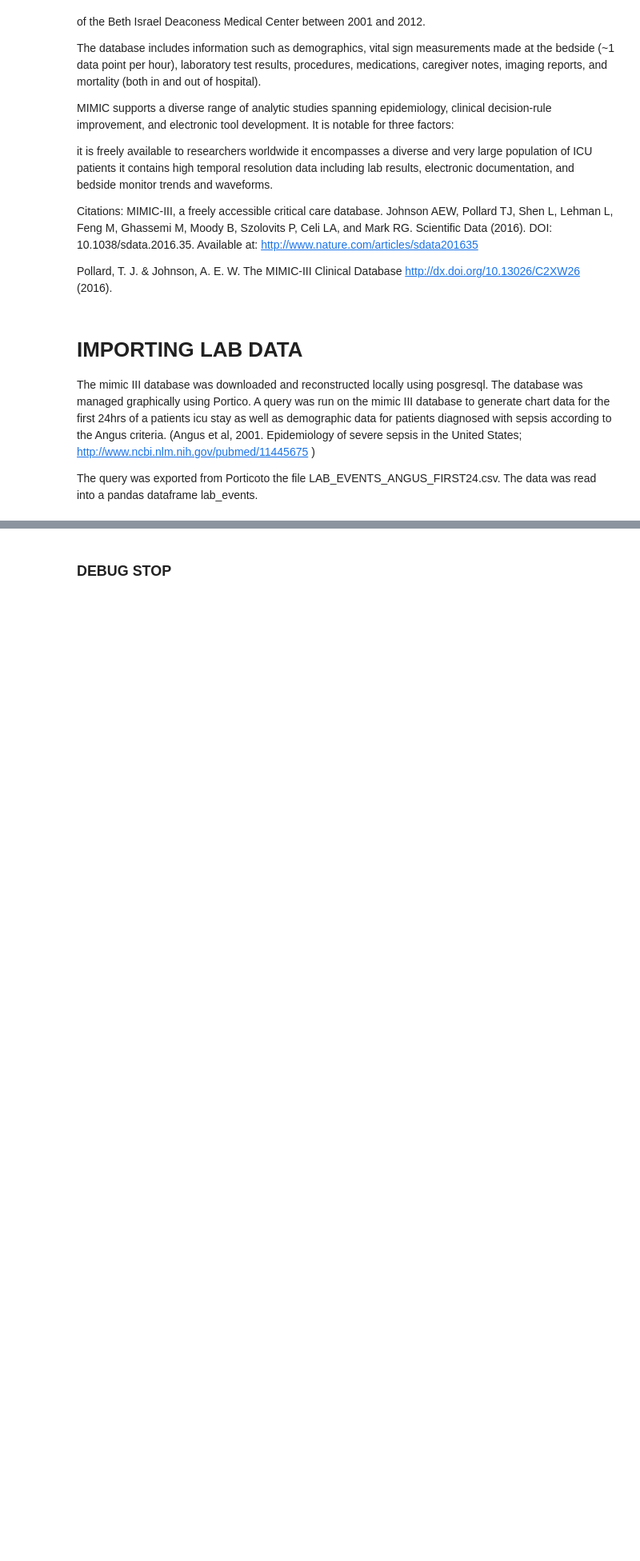
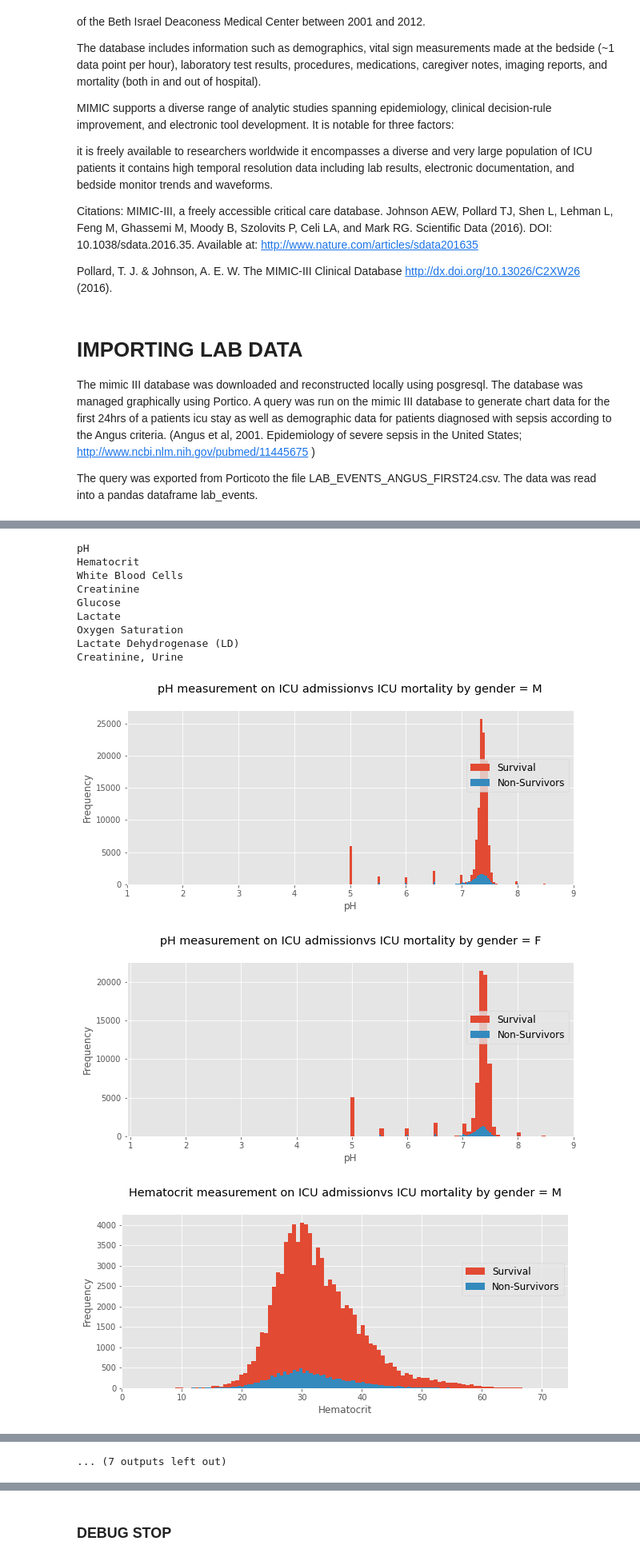
Before and after one commit to RJBeetel3/icu-data-exploration, a Jupyter notebook: icu_mortality_prediction/icu_mortality_prediction/notebooks/LABEVENTS_FIRST24.ipynb, the cells around one changed output, grey strips where cells are left out. Shown at 80% size. Drawn from its saved outputs; the diff is of its cells as text; code cells hidden in the pictures; blank space fills up the shorter version.

Commit message:
adds lab value exploration

```diff
--- a/icu_mortality_prediction/icu_mortality_prediction/notebooks/LABEVENTS_FIRST24.ipynb
+++ b/icu_mortality_prediction/icu_mortality_prediction/notebooks/LABEVENTS_FIRST24.ipynb
@@ -122,0 +124,6 @@ test_merged_pivot_df.head()
+# %%
+# Create a list of lab measurement types with counts greater than 5k.
+# Removes sparse lab values.
+lab_measurement_types = list(lab_measurement_type_counts[
+                                        lab_measurement_type_counts>5000
+                                                        ].index)
@@ -122,0 +152,9 @@ test_merged_pivot_df.head()
+# %%
+gender_values = ['M', 'F']
+gend = gender_values[0]
+lab_measurement = 'Urine Creatinine' #lab_measurement_types[0]
+dead = aggregate_lab_values_for_visualization[
+                                 (aggregate_lab_values_for_visualization[label]==lab_measurement) #&
+#                                  (aggregate_lab_values_for_visualization[hospital_expire_flag]==1)&
+#                                  (aggregate_lab_values_for_visualization[gender] == gend)
+                                ]
@@ -122,0 +170,64 @@ test_merged_pivot_df.head()
+# %%
+gender_values = ['M', 'F']
+
+for lab_measurement in lab_measurement_types:
+    print(lab_measurement)
+    for gend in gender_values:
+
+
+        #print gend
+        dead = aggregate_lab_values_for_visualization_df[
+                                 (aggregate_lab_values_for_visualization_df[label]==lab_measurement)&
+                                 (aggregate_lab_values_for_visualization_df[hospital_expire_flag]==1)&
+                                 (aggregate_lab_values_for_visualization_df[gender] == gend)
+                                ]
+        dead.name = 'Non_Survivors'
+
+        live = aggregate_lab_values_for_visualization_df[
+                                 (aggregate_lab_values_for_visualization_df[label]==lab_measurement)&
+                                 (aggregate_lab_values_for_visualization_df[hospital_expire_flag]==0)&
+                                 (aggregate_lab_values_for_visualization_df[gender] == gend)
+                                ]
+        live.name = 'Survivors'
+
+        live_max = live[lab_value].dropna().max()#quantile(0.999)
+        live_min = live[lab_value].dropna().min()#quantile(0.001)
+        dead_max = dead[lab_value].dropna().max()#quantile(0.999)
+        dead_min = dead[lab_value].dropna().min()#quantile(0.001)
+        maxlim = max(live_max, dead_max)
+        minlim = min(live_min, dead_min)
+#         print("survivor max = {}    survivor min = {}".format(live_max, live_min))
+#         print("expired max = {}    expired min = {}".format(dead_max, dead_min))
+        plt.subplots(figsize=(10,4))
+        live[(live[lab_value] < live_max) & (live[lab_value] > live_min)][lab_value].plot.hist(
+                                                                            bins=100,
+                                                                            alpha=1.0,
+                                                                            label='Survival')
+
+        dead[(dead[lab_value] < dead_max) & (dead[lab_value] > dead_min)][lab_value].plot.hist(
+                                                                            bins=100,
+                                                                            alpha=1.0,
+                                                                            label='Non-Survivors')
+        # add title, labels etc.
+        plt.title('{} measurement on ICU admission'.format(lab_measurement) +
+                   'vs ICU mortality by gender = {}\n'.format(gend))
+        plt.xlabel(lab_measurement)
+        plt.legend(loc="upper left", bbox_to_anchor=(.75,.75),fontsize=12)
+
+
+        #print "{}    {}".format(maxlim, minlim)
+        plt.xlim(minlim, maxlim)
+#     print("\n\n")
+# %% [output]
+pH
+Hematocrit
+White Blood Cells
+Creatinine
+Glucose
+Lactate
+Oxygen Saturation
+Lactate Dehydrogenase (LD)
+Creatinine, Urine
+[figure, added]
+[figure, added]
+[figure, added]
@@ -122,0 +242 @@ test_merged_pivot_df.head()
+... (7 outputs left out)
```
Also changed, not shown: parts of 87 cells of this notebook.
